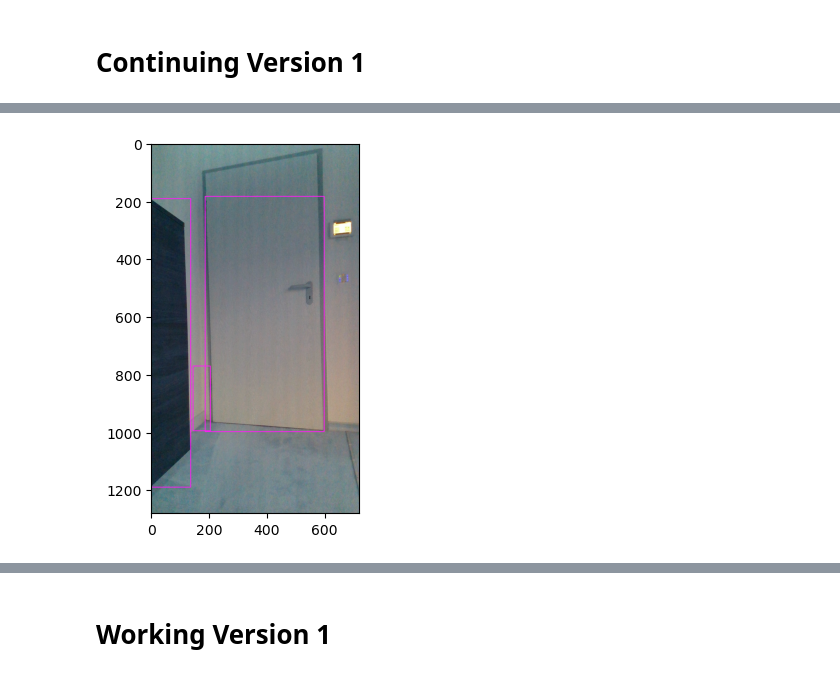
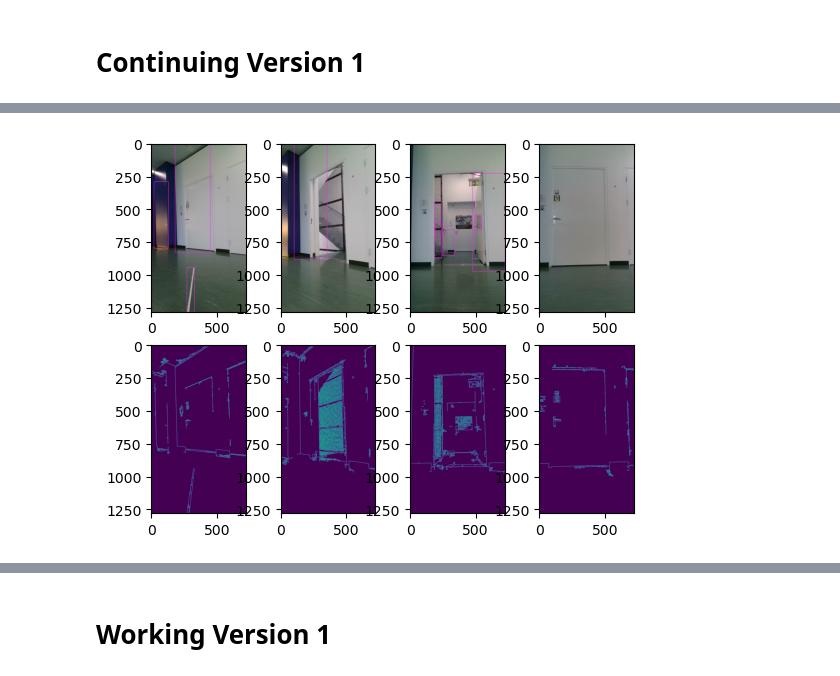
Before and after one commit to matz96/Doordetection, a Jupyter notebook: lescher.ipynb, the cells around one changed output, grey strips where cells are left out. Saved outputs shown, nothing was run; the diff lists cells and outputs as text; code cells hidden in the pictures.

Commit message:
lescher subplots

```diff
--- a/lescher.ipynb
+++ b/lescher.ipynb
@@ -5,24 +5,40 @@ import cv2
 import numpy as np
 import matplotlib.pyplot as plt
 
+hight = 100
+width = 50
+ratio = 1.75
+
+thres1 = 10
+thres2 = 200
 
 # Load the input image
-img = cv2.imread('Bilder/door5.2_Color.png')
+img1 = cv2.imread('Aufnahmen_FHNW/bild2_Color.png')
+img2 = cv2.imread('Aufnahmen_FHNW/bild6_Color.png')
+img3 = cv2.imread('Aufnahmen_FHNW/bild9_Color.png')
+img4 = cv2.imread('Aufnahmen_FHNW/bild12_Color.png')
 
 # Convert the image to grayscale
-gray = cv2.cvtColor(img, cv2.COLOR_BGR2GRAY)
+gray1 = cv2.cvtColor(img1, cv2.COLOR_BGR2GRAY)
+gray2 = cv2.cvtColor(img2, cv2.COLOR_BGR2GRAY)
+gray3 = cv2.cvtColor(img3, cv2.COLOR_BGR2GRAY)
+gray4 = cv2.cvtColor(img4, cv2.COLOR_BGR2GRAY)
+
 
 # Apply Gaussian blur to reduce noise and improve detection
 #gray = cv2.GaussianBlur(gray, (3, 3), 0)
 
 # Use the Canny edge detector to find edges in the image
-edges = cv2.Canny(gray, 50, 150, apertureSize = 3)
+edges1 = cv2.Canny(gray1, thres1, thres2, apertureSize = 3)
+edges2 = cv2.Canny(gray2, thres1, thres2, apertureSize = 3)
+edges3 = cv2.Canny(gray3, thres1, thres2, apertureSize = 3)
+edges4 = cv2.Canny(gray4, thres1, thres2, apertureSize = 3)
 
 # Compute the threshold for the image
 #ret, thresh = cv2.threshold(gray, 128, 255, cv2.THRESH_BINARY_INV)
 
 # Find the contours in the image
-contours, hierarchy = cv2.findContours(edges, cv2.RETR_TREE, cv2.CHAIN_APPROX_SIMPLE)
+contours, hierarchy = cv2.findContours(edges1, cv2.RETR_TREE, cv2.CHAIN_APPROX_SIMPLE)
 
 # Loop through the contours and draw rectangles around the doorframes
 for i, (contour, h) in enumerate(zip(contours, hierarchy[0])):
@@ -30,18 +46,71 @@ for i, (contour, h) in enumerate(zip(contours, hierarchy[0])):
     if h[3] == -1:
          # Find the bounding rectangle for the contour
         x, y, w, h = cv2.boundingRect(contour)
-        if h/w >1.75 and h> 100 and w>50:
+        if h/w >ratio and h> hight and w>width:
             # Draw the rectangle on the image
-            cv2.rectangle(img, (x, y), (x + w, y + h), (255, 28, 247), 2)
+            cv2.rectangle(img1, (x, y), (x + w, y + h), (255, 28, 247), 2)
+
+
+
+contours, hierarchy = cv2.findContours(edges2, cv2.RETR_TREE, cv2.CHAIN_APPROX_SIMPLE)
+
+# Loop through the contours and draw rectangles around the doorframes
+for i, (contour, h) in enumerate(zip(contours, hierarchy[0])):
+    # If the contour does not have a parent, draw it on the image
+    if h[3] == -1:
+         # Find the bounding rectangle for the contour
+        x, y, w, h = cv2.boundingRect(contour)
+        if h/w >ratio and h> hight and w>width:
+            # Draw the rectangle on the image
+            cv2.rectangle(img2, (x, y), (x + w, y + h), (255, 28, 247), 2)
+
+
+
+
+contours, hierarchy = cv2.findContours(edges3, cv2.RETR_TREE, cv2.CHAIN_APPROX_SIMPLE)
+
+# Loop through the contours and draw rectangles around the doorframes
+for i, (contour, h) in enumerate(zip(contours, hierarchy[0])):
+    # If the contour does not have a parent, draw it on the image
+    if h[3] == -1:
+         # Find the bounding rectangle for the contour
+        x, y, w, h = cv2.boundingRect(contour)
+        if h/w >ratio and h> hight and w>width:
+            # Draw the rectangle on the image
+            cv2.rectangle(img3, (x, y), (x + w, y + h), (255, 28, 247), 2)
+
+
+
+
+contours, hierarchy = cv2.findContours(edges4, cv2.RETR_TREE, cv2.CHAIN_APPROX_SIMPLE)
+
+# Loop through the contours and draw rectangles around the doorframes
+for i, (contour, h) in enumerate(zip(contours, hierarchy[0])):
+    # If the contour does not have a parent, draw it on the image
+    if h[3] == -1:
+         # Find the bounding rectangle for the contour
+        x, y, w, h = cv2.boundingRect(contour)
+        if h/w >ratio and h> hight and w>width:
+            # Draw the rectangle on the image
+            cv2.rectangle(img4, (x, y), (x + w, y + h), (255, 28, 247), 2)
+
 
 
 # Save the output image
 
 # Display the resized image
 
-plt.imshow(img)
-plt.show()
+fig, axs = plt.subplots(2, 4)
 
-plt.imshow(edges)
-plt.show()
+axs[0, 0].imshow(img1)
+axs[1, 0].imshow(edges1)
+
+axs[0, 1].imshow(img2)
+axs[1, 1].imshow(edges2)
+
+axs[0, 2].imshow(img3)
+axs[1, 2].imshow(edges3)
+
+axs[0, 3].imshow(img4)
+axs[1, 3].imshow(edges4)
 # %% [output]
@@ -48 +118 @@ plt.show()
-[figure, old version]
+[figure, new version]
```
Also changed, not shown: parts of 1 cell of this notebook, 1 other file.
